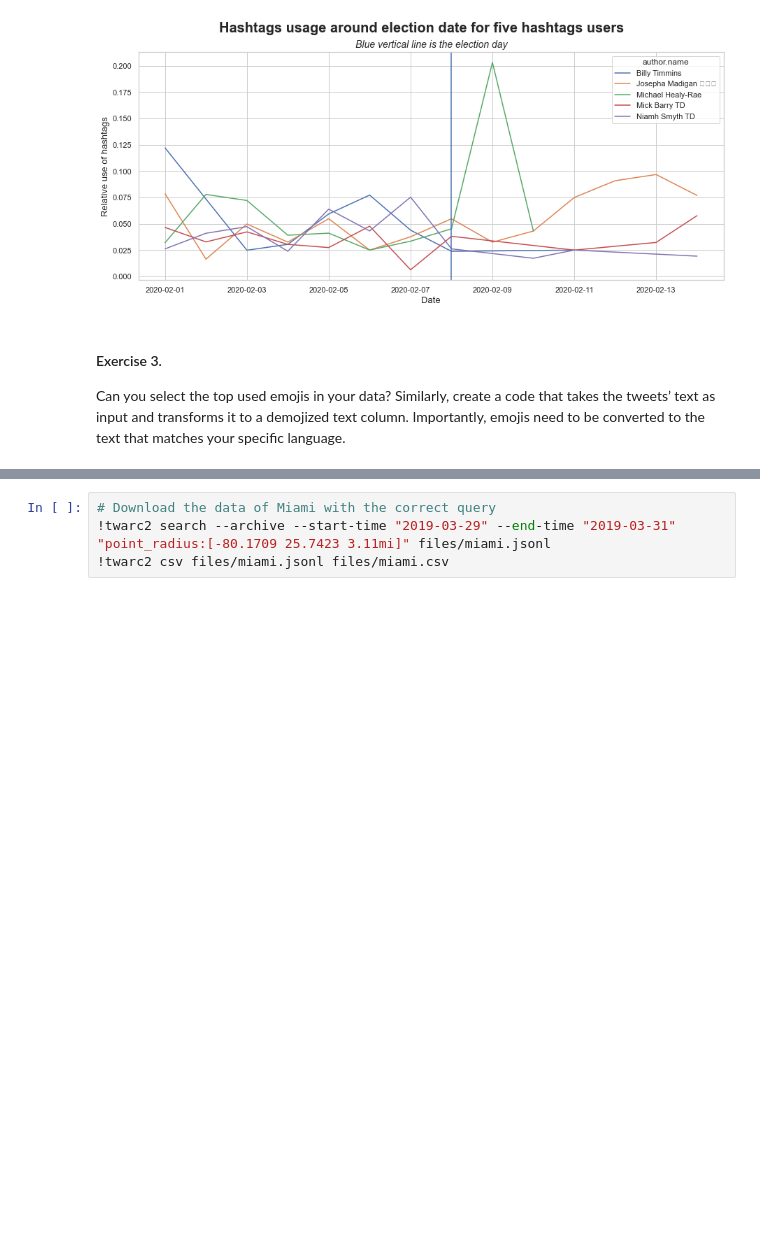
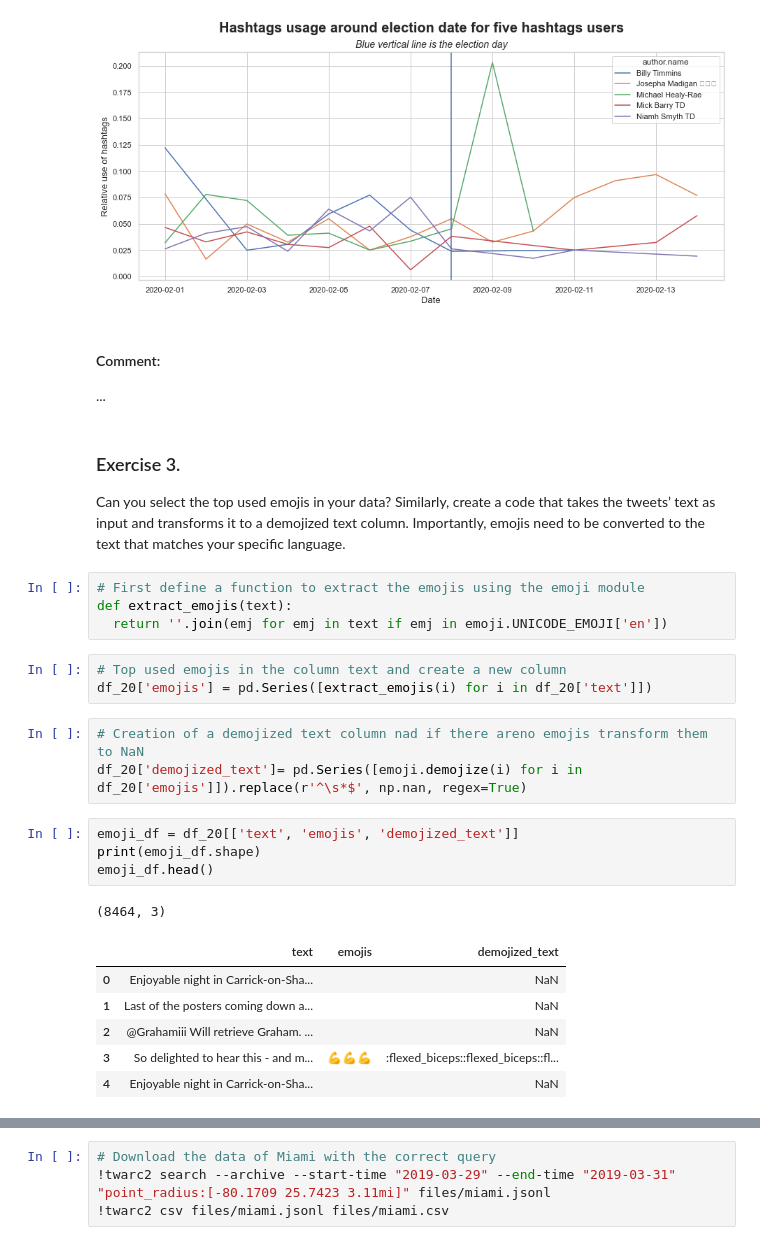
Before and after one commit to andresvBSE/TM-Twitter-PSET2, a Jupyter notebook: PST2.ipynb, the cells around one changed output, grey strips where cells are left out. Saved outputs shown, nothing was run; the diff lists cells and outputs as text; blank space fills up the shorter version.

```diff
--- a/PST2.ipynb
+++ b/PST2.ipynb
@@ -173,6 +172,31 @@ plt.xlabel("Date").set_fontsize('13')
 plt.ylabel("Relative use of hashtags").set_fontsize('13')
 # %% [output]
 [figure]
+# %% [markdown]
+#### Comment:
+...
 # %% [markdown]
-#### Exercise 3.
+### Exercise 3.
 Can you select the top used emojis in your data? Similarly, create a code that takes the tweets’ text as input and transforms it to a demojized text column. Importantly, emojis need to be converted to the text that matches your specific language.
+# %%
+# First define a function to extract the emojis using the emoji module
+def extract_emojis(text):
+  return ''.join(emj for emj in text if emj in emoji.UNICODE_EMOJI['en'])
+# %%
+# Top used emojis in the column text and create a new column
+df_20['emojis'] = pd.Series([extract_emojis(i) for i in df_20['text']])
+# %%
+# Creation of a demojized text column nad if there areno emojis transform them to NaN
+df_20['demojized_text']= pd.Series([emoji.demojize(i) for i in df_20['emojis']]).replace(r'^\s*$', np.nan, regex=True)
+# %%
+emoji_df = df_20[['text', 'emojis', 'demojized_text']]
+print(emoji_df.shape)
+emoji_df.head()
+# %% [output]
+(8464, 3)
+|  | text | emojis | demojized_text |
+| 0 | Enjoyable night in Carrick-on-Sha... |  | NaN |
+| 1 | Last of the posters coming down a... |  | NaN |
+| 2 | @Grahamiii Will retrieve Graham. ... |  | NaN |
+| 3 | So delighted to hear this - and m... | 💪💪💪 | :flexed_biceps::flexed_biceps::fl... |
+| 4 | Enjoyable night in Carrick-on-Sha... |  | NaN |
```
Also changed, not shown: parts of 12 cells of this notebook.
